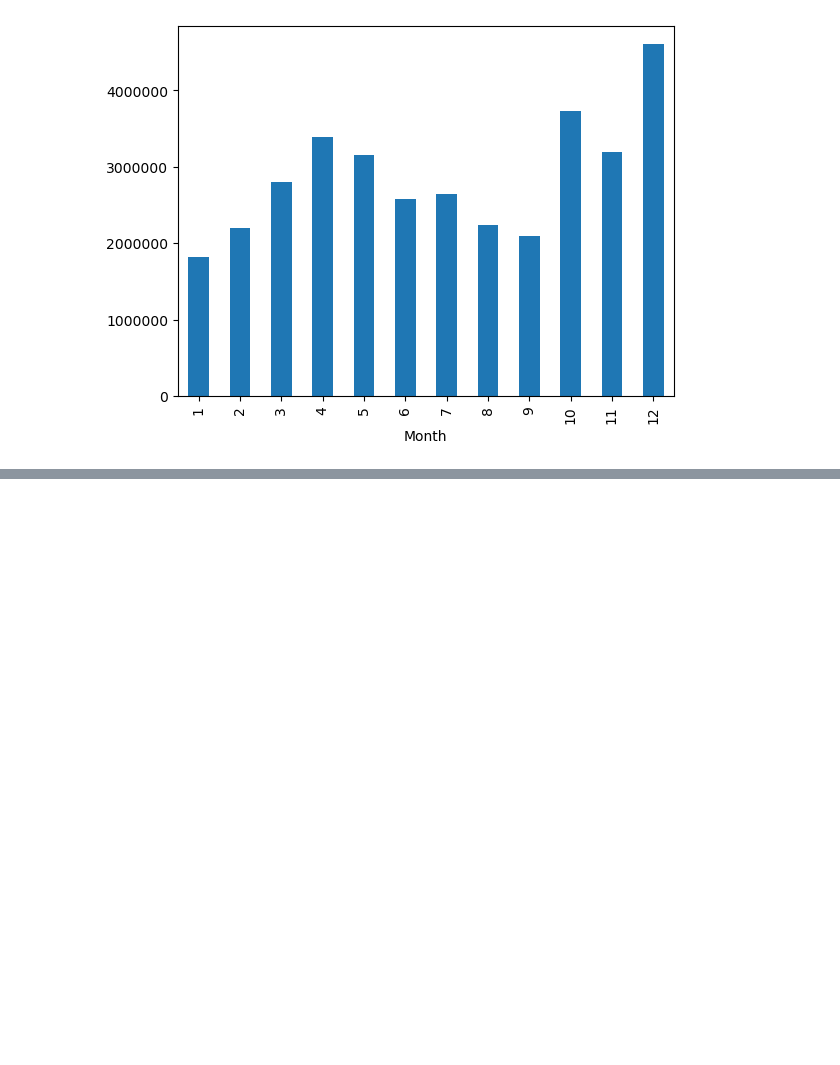
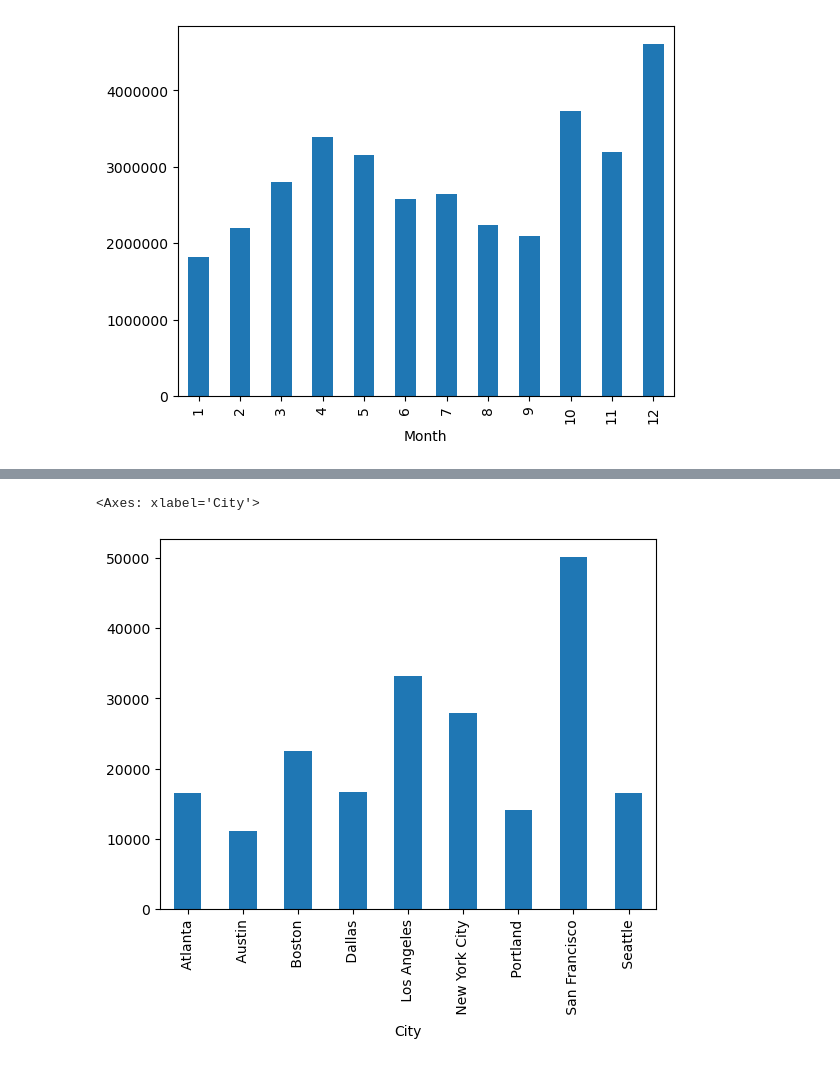
Before and after one commit to ThonteShila/DataAnalytics_Projects, a Jupyter notebook: Sales Data Analytics/Sales_data.ipynb, the cells around one changed output, grey strips where cells are left out. Saved outputs shown, nothing was run; the diff lists cells and outputs as text; code cells hidden in the pictures; blank space fills up the shorter version.

Commit message:
city having max order

```diff
--- a/Sales Data Analytics/Sales_data.ipynb
+++ b/Sales Data Analytics/Sales_data.ipynb
@@ -248,0 +267,2 @@ TypeError: object of type 'numpy.int32' has no len()
+# %%
+df["City"]=df['Purchase Address'].str.split(",").str[1]
@@ -248,0 +285,5 @@ TypeError: object of type 'numpy.int32' has no len()
+# %%
+df.groupby("City")[ 'Quantity Ordered'].sum().plot(kind="bar")
+# %% [output]
+<Axes: xlabel='City'>
+[figure, added]
```
Also changed, not shown: parts of 7 cells of this notebook, 2 other files.
